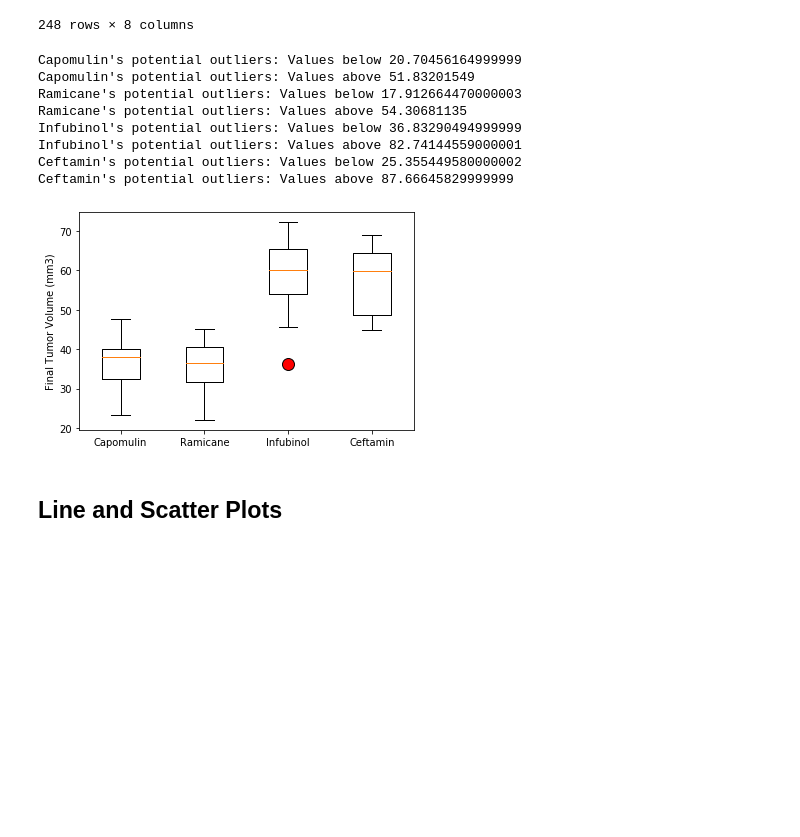
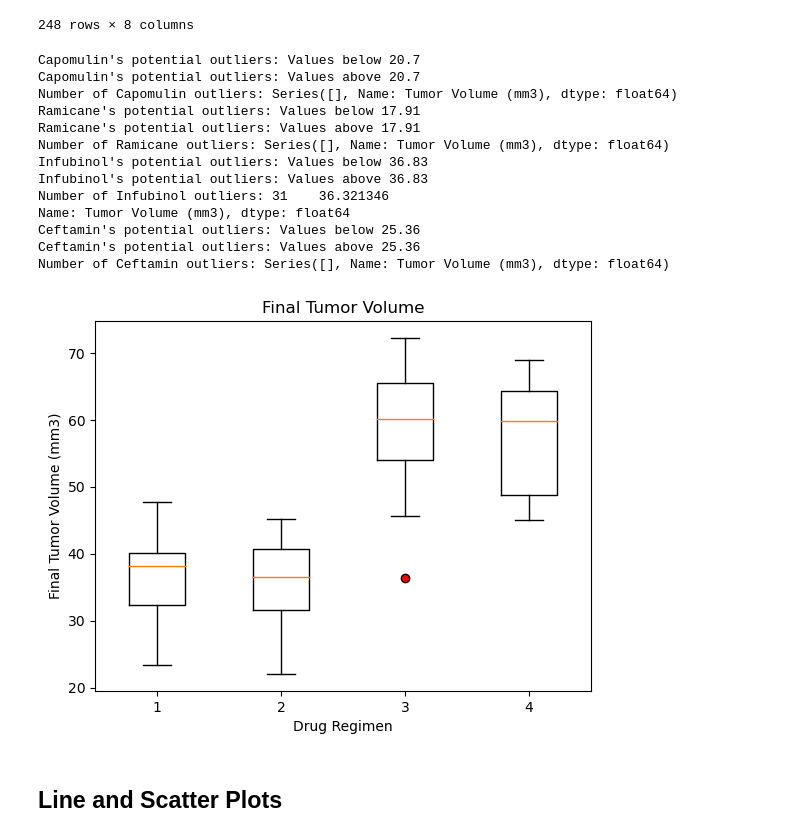
Before and after one commit to rbitas/Matplotlib-challenge, a Jupyter notebook: pymaceuticals_starter.ipynb, the cells around one changed output. Drawn from its saved outputs; the diff is of its cells as text; code cells hidden in the pictures; blank space fills up the shorter version.

Commit message:
added box plot

```diff
--- a/pymaceuticals_starter.ipynb
+++ b/pymaceuticals_starter.ipynb
@@ -253,24 +253,34 @@ for drug in treatments:
 
     # Determine outliers using upper and lower bounds
     outlier_df = final_tumor.loc[(final_tumor < lower_bound) | (final_tumor > upper_bound)]
-    print(f"{drug}'s potential outliers: Values below {lower_bound}")
-    print(f"{drug}'s potential outliers: Values above {upper_bound}")
+    print(f"{drug}'s potential outliers: Values below {round(lower_bound,2)}")
+    print(f"{drug}'s potential outliers: Values above {round(lower_bound,2)}")
 
-   # print(f"Final tumor volume(mm3) for {drug} below {round(lower_bound,2)} could be outliers.")
-   # print(f"Final tumor volume(mm3) for {drug} above {round(upper_bound,2)} could be outliers.")
+    print(f'Number of {drug} outliers: {outlier_df}')
 # %% [output]
-Capomulin's potential outliers: Values below 20.70456164999999
-Capomulin's potential outliers: Values above 51.83201549
-Ramicane's potential outliers: Values below 17.912664470000003
-Ramicane's potential outliers: Values above 54.30681135
-Infubinol's potential outliers: Values below 36.83290494999999
-Infubinol's potential outliers: Values above 82.74144559000001
-Ceftamin's potential outliers: Values below 25.355449580000002
-Ceftamin's potential outliers: Values above 87.66645829999999
+Capomulin's potential outliers: Values below 20.7
+Capomulin's potential outliers: Values above 20.7
+Number of Capomulin outliers: Series([], Name: Tumor Volume (mm3), dtype: float64)
+Ramicane's potential outliers: Values below 17.91
+Ramicane's potential outliers: Values above 17.91
+Number of Ramicane outliers: Series([], Name: Tumor Volume (mm3), dtype: float64)
+Infubinol's potential outliers: Values below 36.83
+Infubinol's potential outliers: Values above 36.83
+Number of Infubinol outliers: 31    36.321346
+Name: Tumor Volume (mm3), dtype: float64
+Ceftamin's potential outliers: Values below 25.36
+Ceftamin's potential outliers: Values above 25.36
+Number of Ceftamin outliers: Series([], Name: Tumor Volume (mm3), dtype: float64)
 # %%
 # Generate a box plot that shows the distrubution of the tumor volume for each treatment group.
+fig1, final_tumor_plot = plt.subplots()
+final_tumor_plot.boxplot(tumor_data, flierprops={'markerfacecolor':'r'})
+final_tumor_plot.set_ylabel('Final Tumor Volume (mm3)')
+final_tumor_plot.set_xlabel('Drug Regimen')
+final_tumor_plot.set_title("Final Tumor Volume")
+plt.show()
 # %% [output]
-[figure, old version]
+[figure, new version]
 # %% [markdown]
 ## Line and Scatter Plots
 # %%
```
